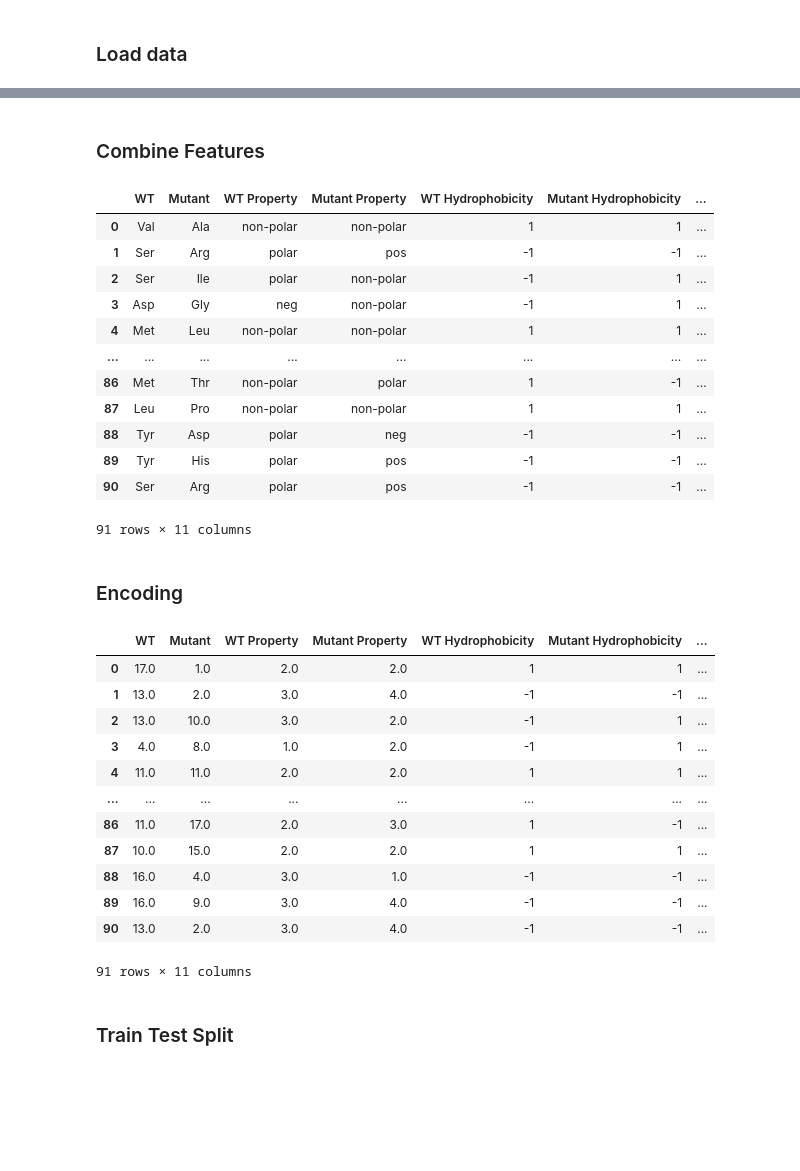
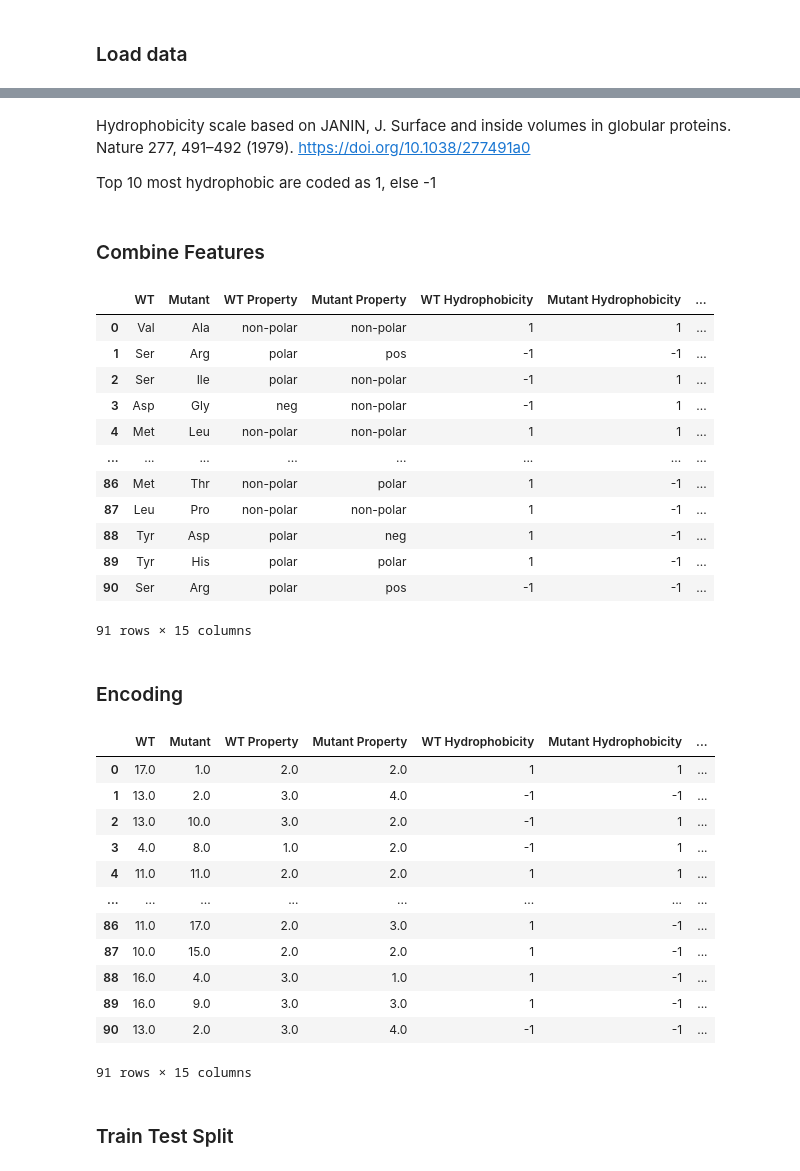
Before and after one commit to cednotsed/TB-Bedaquiline-Resistance-Modelling, a Jupyter notebook: tb_drugs.ipynb, the cells around one changed output, grey strips where cells are left out. Drawn from its saved outputs; the diff is of its cells as text; code cells hidden in the pictures; blank space fills up the shorter version.

```diff
--- a/tb_drugs.ipynb
+++ b/tb_drugs.ipynb
@@ -21,12 +21,14 @@ df = pd.read_csv('filtered.csv')
 
 X = df[['original', 'new']]
 X.columns = ['WT', 'Mutant']
-effect_score = df['effect score']
-effect = df['effect']
+pos = df['position']
+dna = df['dna_binding']
+dimer = df['dimerisation']
+ligand = df['ligand_binding']
 y = df['drug']
 # %%
 aa_prop = X.replace({'Gly': 'non-polar', 'Ala': 'non-polar', 'Val': 'non-polar', 'Cys': 'non-polar', 'Pro': 'non-polar',
                       'Leu': 'non-polar', 'Ile': 'non-polar', 'Met': 'non-polar', 'Trp': 'non-polar', 'Phe': 'non-polar',
                       'Ser': 'polar', 'Thr': 'polar', 'Tyr': 'polar', 'Asn': 'polar', 'Gln': 'polar',
-                      'Lys': 'pos', 'Arg': 'pos', 'His': 'pos', 'Asp': 'neg', 'Glu': 'neg'})
+                      'Lys': 'pos', 'Arg': 'pos', 'His': 'polar', 'Asp': 'neg', 'Glu': 'neg'})
 aa_prop.columns = ['WT Property', 'Mutant Property']
@@ -33,11 +37,15 @@ aa_prop.columns = ['WT Property', 'Mutant Property']
 # %%
 # Hydrophobic = 1, Hydrophilic = -1
-hydrophobic = X.replace({'Gly': 1, 'Ala': 1, 'Val': 1, 'Cys': 1, 'Pro': 1,
-                          'Leu': 1, 'Ile': 1, 'Met': 1, 'Trp': 1, 'Phe': 1,
-                          'Ser': -1, 'Thr': -1, 'Tyr': -1, 'Asn': -1, 'Gln': -1,
-                          'Lys': -1, 'Arg': -1, 'His': -1, 'Asp': -1, 'Glu': -1})
+hydrophobic = X.replace({'Cys': 1, 'Ile': 1, 'Val': 1, 'Leu': 1, 'Phe': 1,
+                         'Met': 1, 'Gly': 1, 'Ala': 1, 'Trp': 1, 'Tyr': 1,
+                         'His': -1, 'Ser': -1, 'Thr': -1, 'Pro': -1, 'Asp': -1,
+                         'Asn': -1, 'Gln': -1, 'Glu': -1, 'Arg': -1, 'Lys': -1})
 
 hydrophobic.columns = ['WT Hydrophobicity', 'Mutant Hydrophobicity']
+# %% [markdown]
+Hydrophobicity scale based on JANIN, J. Surface and inside volumes in globular proteins. Nature 277, 491–492 (1979). https://doi.org/10.1038/277491a0
+
+Top 10 most hydrophobic are coded as 1, else -1
 # %%
 def get_hydrophobic(x):
     if x[0] == -1 and x[1] == 1:
@@ -83,29 +91,30 @@ mw_change.name = 'MW Change'
 # %%
 X = pd.concat([X,
                aa_prop,
                hydrophobic,
                hydrophobic_change,
                charge,
-               effect_score,
-               effect,
                mw,
-               mw_change], axis=1)
-X = X.drop(columns=['effect score', 'effect'], axis=1)
+               mw_change,
+               dna,
+               dimer,
+               ligand,
+               pos], axis=1)
 display(X)
 # %% [output]
 |  | WT | Mutant | WT Property | Mutant Property | WT Hydrophobicity | Mutant Hydrophobicity | ... |
 | 0 | Val | Ala | non-polar | non-polar | 1 | 1 | ... |
 | 1 | Ser | Arg | polar | pos | -1 | -1 | ... |
 | 2 | Ser | Ile | polar | non-polar | -1 | 1 | ... |
 | 3 | Asp | Gly | neg | non-polar | -1 | 1 | ... |
 | 4 | Met | Leu | non-polar | non-polar | 1 | 1 | ... |
 | ... | ... | ... | ... | ... | ... | ... | ... |
 | 86 | Met | Thr | non-polar | polar | 1 | -1 | ... |
-| 87 | Leu | Pro | non-polar | non-polar | 1 | 1 | ... |
-| 88 | Tyr | Asp | polar | neg | -1 | -1 | ... |
-| 89 | Tyr | His | polar | pos | -1 | -1 | ... |
+| 87 | Leu | Pro | non-polar | non-polar | 1 | -1 | ... |
+| 88 | Tyr | Asp | polar | neg | 1 | -1 | ... |
+| 89 | Tyr | His | polar | polar | 1 | -1 | ... |
 | 90 | Ser | Arg | polar | pos | -1 | -1 | ... |
-91 rows × 11 columns
+91 rows × 15 columns
 # %%
 # to_save = pd.concat([y, X], axis=1)
 # to_save.to_csv(cwd / 'parsed_data.csv', sep=',', index=False, header=True)
@@ -133,9 +142,9 @@ display(X)
 | 4 | 11.0 | 11.0 | 2.0 | 2.0 | 1 | 1 | ... |
 | ... | ... | ... | ... | ... | ... | ... | ... |
 | 86 | 11.0 | 17.0 | 2.0 | 3.0 | 1 | -1 | ... |
-| 87 | 10.0 | 15.0 | 2.0 | 2.0 | 1 | 1 | ... |
-| 88 | 16.0 | 4.0 | 3.0 | 1.0 | -1 | -1 | ... |
-| 89 | 16.0 | 9.0 | 3.0 | 4.0 | -1 | -1 | ... |
+| 87 | 10.0 | 15.0 | 2.0 | 2.0 | 1 | -1 | ... |
+| 88 | 16.0 | 4.0 | 3.0 | 1.0 | 1 | -1 | ... |
+| 89 | 16.0 | 9.0 | 3.0 | 3.0 | 1 | -1 | ... |
 | 90 | 13.0 | 2.0 | 3.0 | 4.0 | -1 | -1 | ... |
-91 rows × 11 columns
+91 rows × 15 columns
 # %%
```
Also changed, not shown: parts of 14 cells of this notebook, 9 other files.
